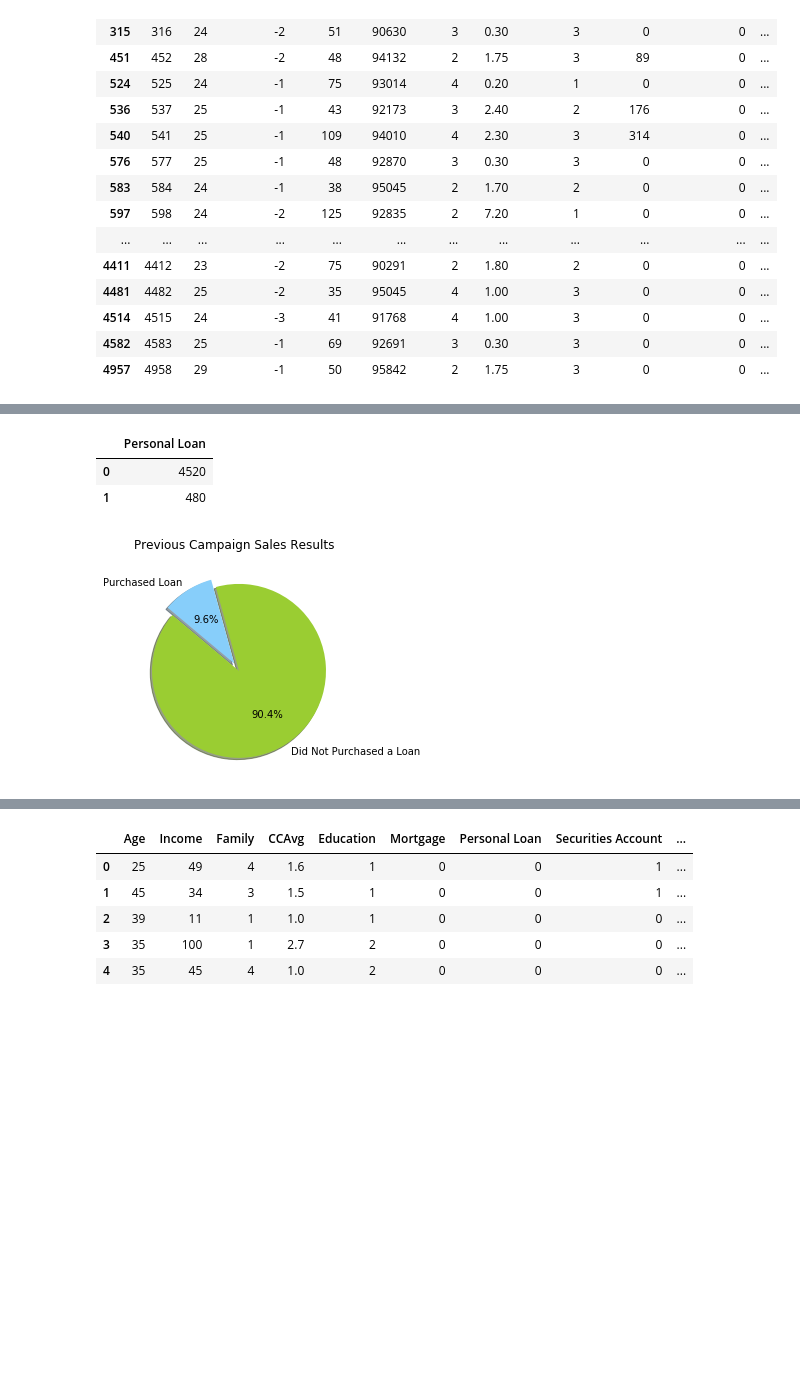
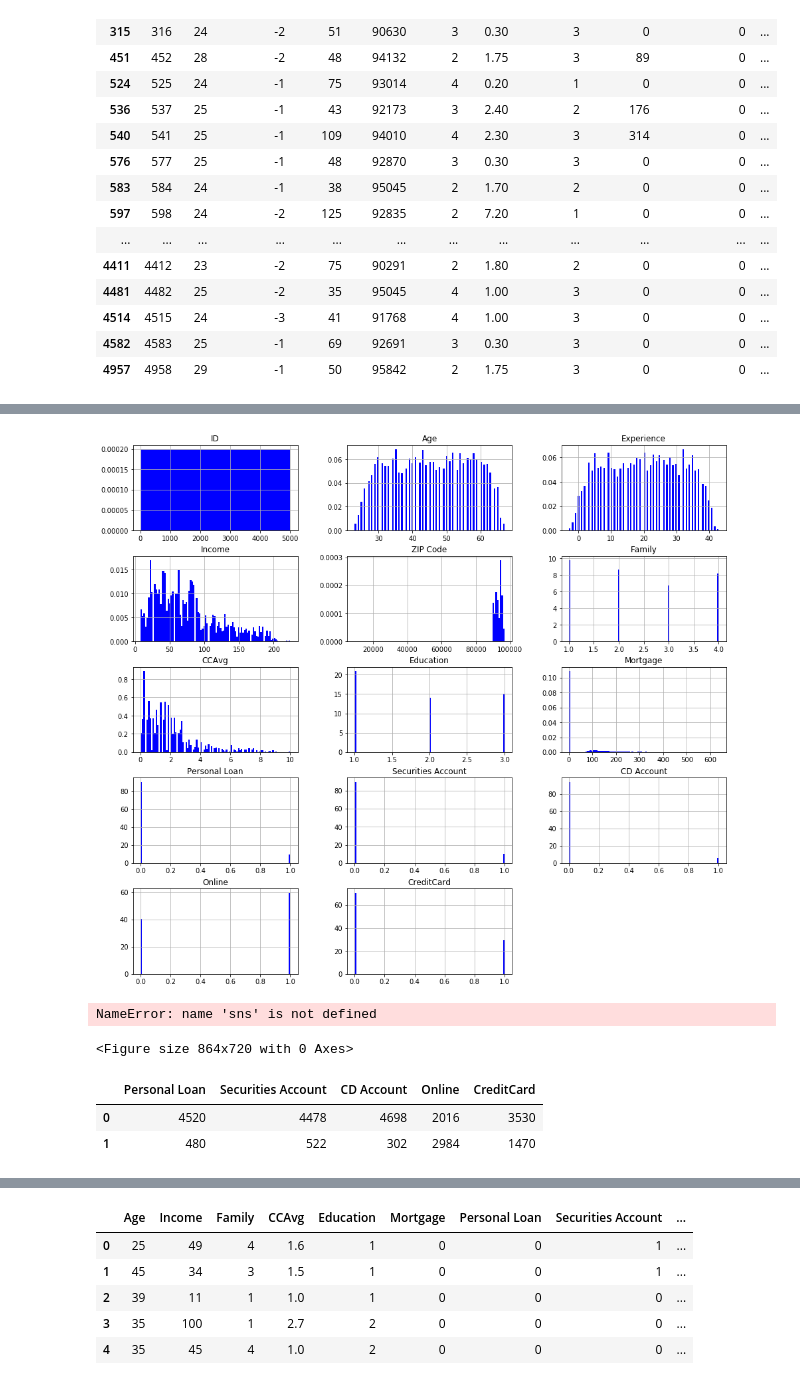
Before and after one commit to adgeli/Personal_Loan_Classification_Model, a Jupyter notebook: source code/data_prep.ipynb, the cells around one changed output, grey strips where cells are left out. Drawn from its saved outputs; the diff is of its cells as text; code cells hidden in the pictures; blank space fills up the shorter version.

Commit message:
Dashboard upload
Uploaded completed data prep notebook and draft of dashboard notebook

```diff
--- a/source code/data_prep.ipynb
+++ b/source code/data_prep.ipynb
@@ -180,25 +201,30 @@ array([[<matplotlib.axes._subplots.AxesSubplot object at 0x...>]],
+# %%
+# Evaluate and compare attribute distributions.
+columns=loan_df.columns
+loan_df[columns].hist(stacked=True,density=True, bins=100,color='blue', figsize=(16,30), layout=(10,3));
+# %% [output]
+[figure, added]
 # %%
-# # Calculate the correlation between each column
-# plt.figure(figsize=(12,10))
-# sns.heatmap(loan_df.corr(),annot=True)
-# # Use the `heatmap` function from the Seaborn library to visualize correlations
+# Calculate the correlation between each column
+# Use the `heatmap` function from the Seaborn library to visualize correlations
+plt.figure(figsize=(12,10))
+sns.heatmap(loan_df.corr(),annot=True)
+# %% [output]
+NameError: name 'sns' is not defined
+<Figure size 864x720 with 0 Axes>
-# %%
-# Checking class balance for Personal Loan:
-counts = pd.DataFrame(loan_df['Personal Loan'].value_counts())
-counts
-# %% [output]
-|  | Personal Loan |
-| 0 | 4520 |
-| 1 | 480 |
-# %%
-#Display pie graph of distribution
-count_slices = [counts['Personal Loan'][0], counts['Personal Loan'][1]]
-labels = ['Did Not Purchased a Loan', 'Purchased Loan']
-explode = (0.1, 0)
-colors = ['yellowgreen', 'lightskyblue']
-plt.pie(count_slices, explode=explode, labels=labels, colors=colors,
-autopct='%1.1f%%', shadow=True, startangle=140)
-plt.title("Previous Campaign Sales Results")
-plt.show()
-# %% [output]
-[figure, removed]
+# %%
+# Analysis of Binary features
+binary_df = ['Personal Loan','Securities Account','CD Account','Online','CreditCard']
+
+# Create dataframe for binary feature counts
+counts = pd.DataFrame(binary_df)
+
+for col in binary_df:
+    counts = pd.concat([counts,loan_df[col].value_counts()], axis=1, join='inner')
+
+counts = counts.drop(columns = [0])
+counts
+# %% [output]
+|  | Personal Loan | Securities Account | CD Account | Online | CreditCard |
+| 0 | 4520 | 4478 | 4698 | 2016 | 3530 |
+| 1 | 480 | 522 | 302 | 2984 | 1470 |
```
Also changed, not shown: parts of 11 cells of this notebook, 8 other files.
